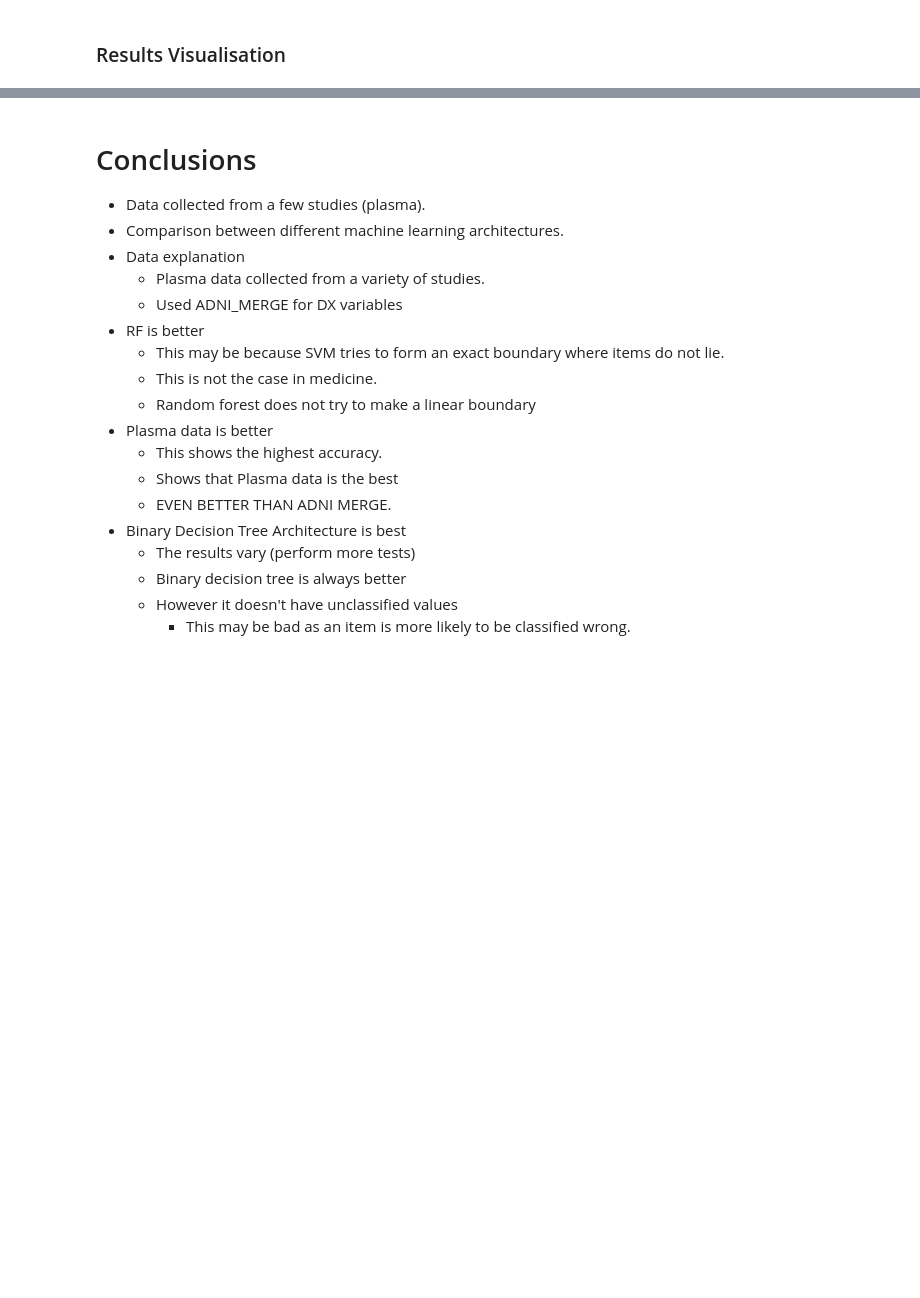
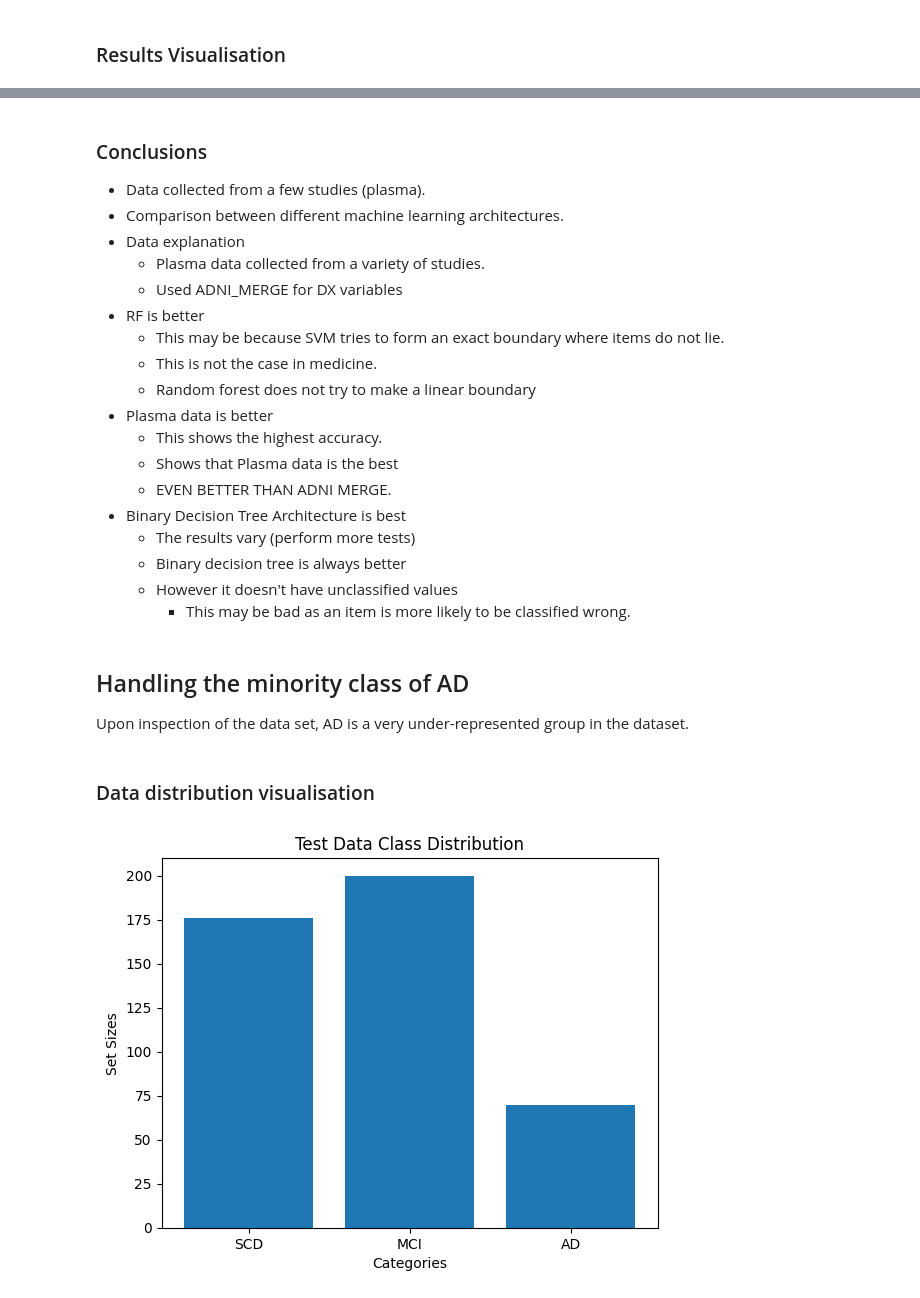
Before and after one commit to danielmakin/NoMoreAlzheimersDisease, a Jupyter notebook: main.ipynb, the cells around one changed output, grey strips where cells are left out. Cells and saved outputs as stored; diff of their text form; code cells hidden in the pictures; blank space fills up the shorter version.

```diff
--- a/main.ipynb
+++ b/main.ipynb
@@ -699,5 +700,5 @@ display_results_graph("Comparison of Random Forest Approaches", bdt_data, ovo_da
 # %% [markdown]
-# Conclusions
+### Conclusions
 
 * Data collected from a few studies (plasma).
 * Comparison between different machine learning architectures.
@@ -717,3 +718,25 @@ display_results_graph("Comparison of Random Forest Approaches", bdt_data, ovo_da
     * Binary decision tree is always better
     * However it doesn't have unclassified values
         * This may be bad as an item is more likely to be classified wrong.
+# %% [markdown]
+## Handling the minority class of AD
+
+Upon inspection of the data set, AD is a very under-represented group in the dataset.
+# %% [markdown]
+### Data distribution visualisation
+# %%
+# Read the dataset
+df = pd.read_csv("Data/ProcessedData/PLASMA_MERGED.csv")
+
+# Display the size of each of the groups
+sizes = [len(df[df["DX"] == "SCD"]), len(df[df["DX"] == "MCI"]), len(df[df["DX"] == "AD"])]
+
+# Represent as a graph
+categoroies = ["SCD", "MCI", "AD"]
+plt.bar(categoroies, sizes)
+plt.xlabel('Categories')
+plt.ylabel('Set Sizes')
+plt.title('Test Data Class Distribution')
+plt.show()
+# %% [output]
+[figure, added]
```
Also changed, not shown: parts of 9 cells of this notebook.
